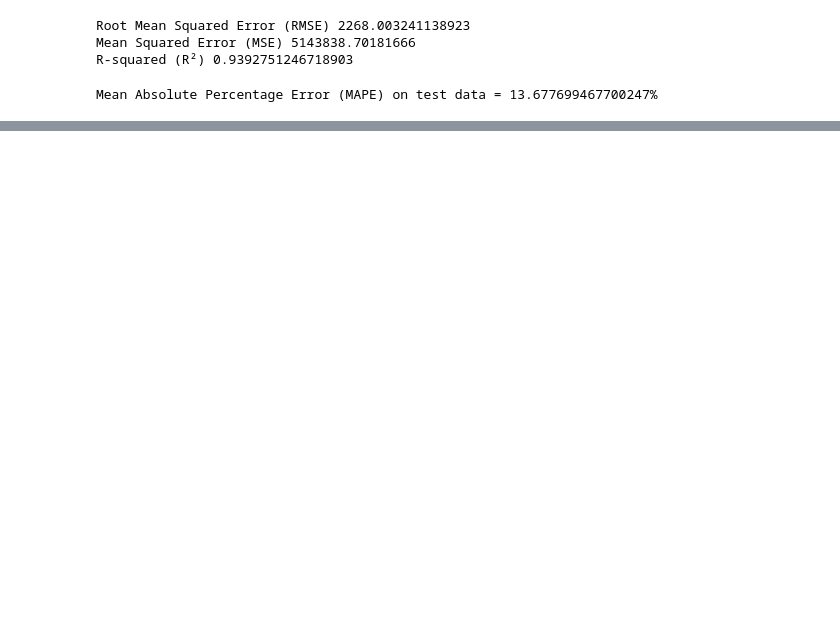
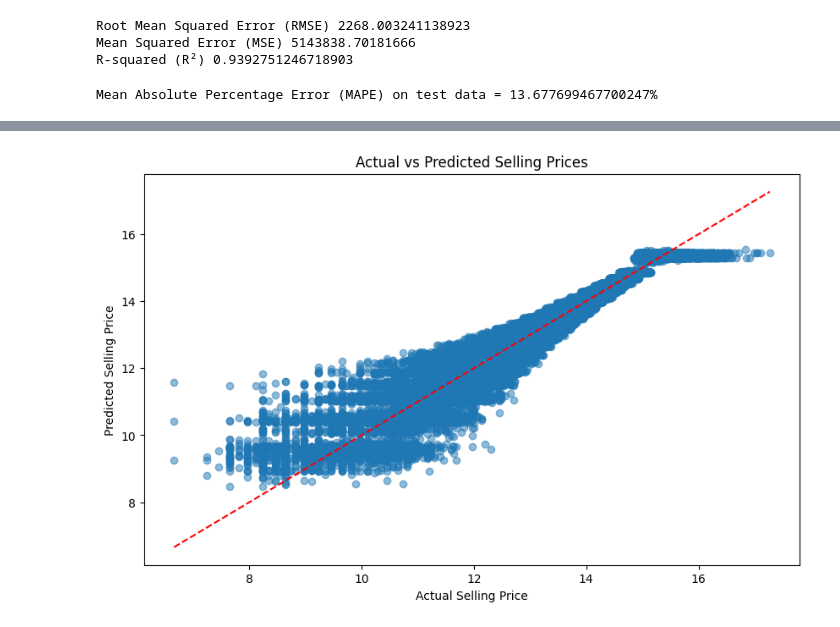
Before and after one commit to novemeliaw/used-car-prediction, a Jupyter notebook: prediction.ipynb, the cells around one changed output, grey strips where cells are left out. Cells and saved outputs as stored; diff of their text form; code cells hidden in the pictures; blank space fills up the shorter version.

Commit message:
feat: log scale

```diff
--- a/prediction.ipynb
+++ b/prediction.ipynb
@@ -1125,0 +1171,9 @@ df_filtered.count()
+# %%
+from pyspark.sql.functions import log2, locol
+
+# Adding a small constant (1) to avoid log2(0) which is undefined
+df_log2_scaled = df_filtered.withColumn("mmr_log2", log2(col("mmr") + 1)) \
+                             .withColumn("sellingprice_log2", log2(col("sellingprice") + 1))
+
+# Show the resulting DataFrame with log2 scaled columns
+df_log2_scaled.show()
@@ -1571,0 +1891,6 @@ Fitting the model using cross-validation...
+# %%
+# Extract the best model
+bestModel_final = cvModel.bestModel
+
+# Make predictionsq
+predictions_final = bestModel_final.transform(testData)
@@ -1719,4 +2312,17 @@ plt.show()
 # %%
-# Linear Regression
+predictions_pd = predictions_final.select("sellingprice_log2", "prediction").toPandas()
+
+# Create scatter plot
+plt.figure(figsize=(10, 6))
+plt.scatter(predictions_pd['sellingprice_log2'], predictions_pd['prediction'], alpha=0.5)
+plt.plot([predictions_pd['sellingprice_log2'].min(), predictions_pd['sellingprice_log2'].max()],
+         [predictions_pd['sellingprice_log2'].min(), predictions_pd['sellingprice_log2'].max()],
+         color='red', linestyle='--')
+plt.xlabel('Actual Selling Price')
+plt.ylabel('Predicted Selling Price')
+plt.title('Actual vs Predicted Selling Prices')
+plt.show()
+# %% [output]
+[figure, added]
 # %%
 spark.stop()
```
Also changed, not shown: parts of 43 cells of this notebook.
